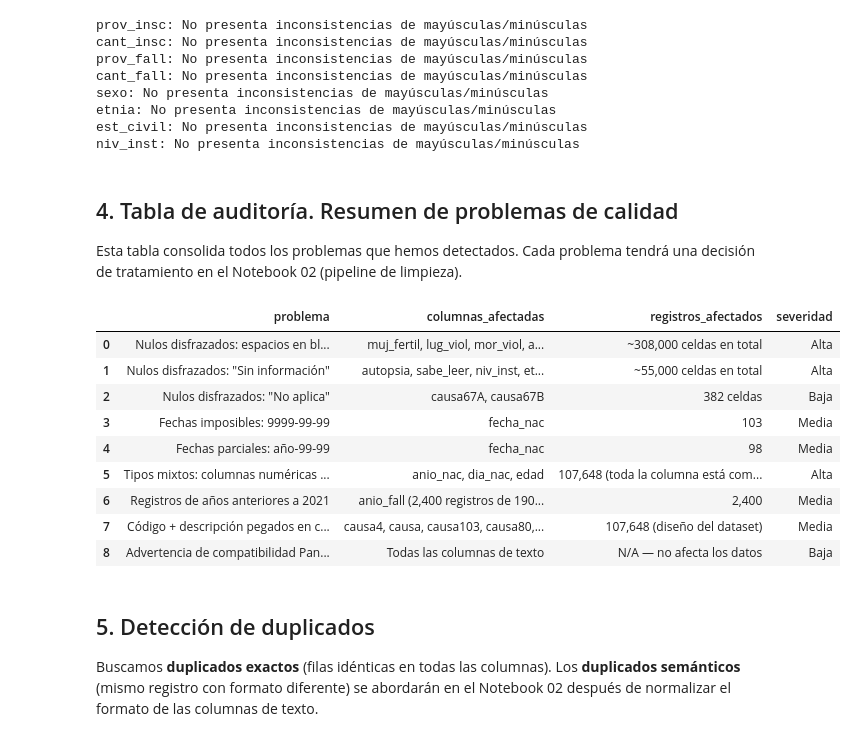
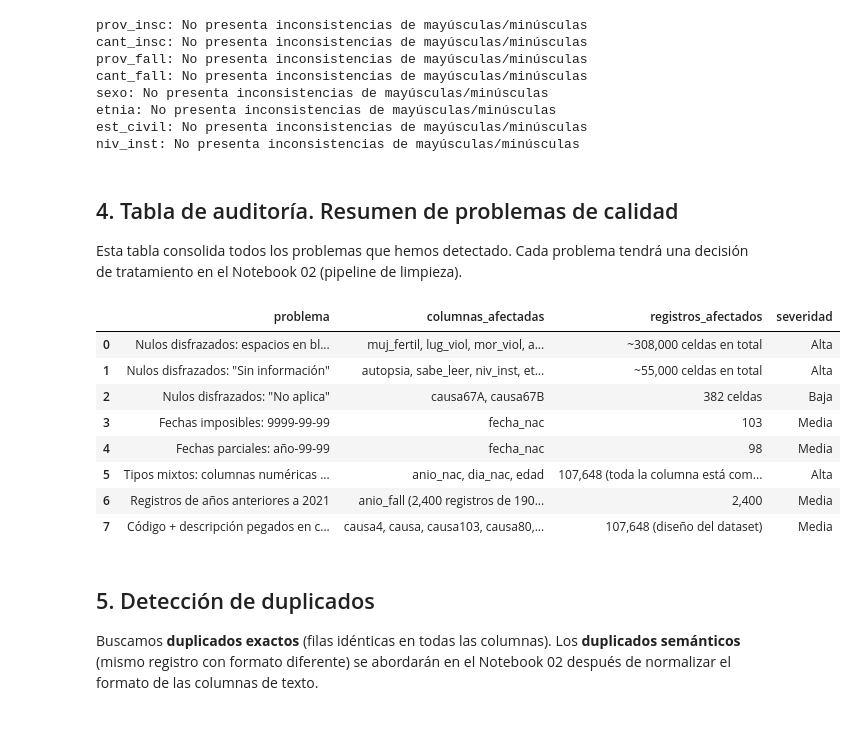
Before and after one commit to Eduardo0602/eda-limpieza-defunciones-ecuador-pandas-sql, a Jupyter notebook: notebooks/01_auditoria_calidad.ipynb, the cells around one changed output. Saved outputs shown, nothing was run; the diff lists cells and outputs as text; code cells hidden in the pictures.

```diff
--- a/notebooks/01_auditoria_calidad.ipynb
+++ b/notebooks/01_auditoria_calidad.ipynb
@@ -366,7 +364,7 @@ niv_inst: No presenta inconsistencias de mayúsculas/minúsculas
 # %% [markdown]
 ## 4. Tabla de auditoría. Resumen de problemas de calidad
 
-Esta tabla consolida todos los problemas que hemos detectados. Cada problema tendrá
+Esta tabla consolida todos los problemas que hemos detectado. Cada problema tendrá
 una decisión de tratamiento en el Notebook 02 (pipeline de limpieza).
 # %%
 # Tabla de auditoría consolidada
@@ -380,7 +378,6 @@ auditoria = pd.DataFrame({
         'Tipos mixtos: columnas numéricas como texto',
         'Registros de años anteriores a 2021',
         'Código + descripción pegados en columna causa',
-        'Advertencia de compatibilidad Pandas (str vs object)'
     ],
     'columnas_afectadas': [
         'muj_fertil, lug_viol, mor_viol, autopsia, sabe_leer, niv_inst, y 10 más',
@@ -391,7 +388,6 @@ auditoria = pd.DataFrame({
         'anio_nac, dia_nac, edad',
         'anio_fall (2,400 registros de 1900-2020)',
         'causa4, causa, causa103, causa80, causa67A, causa67B',
-        'Todas las columnas de texto'
     ],
     'registros_afectados': [
         '~308,000 celdas en total',
@@ -399,36 +395,33 @@ auditoria = pd.DataFrame({
         '382 celdas',
         '103',
         '98',
         '107,648 (toda la columna está como texto)',
         '2,400',
         '107,648 (diseño del dataset)',
-        'N/A — no afecta los datos'
     ],
     'severidad': [
         'Alta',
         'Alta',
         'Baja',
         'Media',
         'Media',
         'Alta',
         'Media',
         'Media',
-        'Baja'
     ]
 })
 
 display(auditoria)
 # %% [output]
 |  | problema | columnas_afectadas | registros_afectados | severidad |
 | 0 | Nulos disfrazados: espacios en bl... | muj_fertil, lug_viol, mor_viol, a... | ~308,000 celdas en total | Alta |
 | 1 | Nulos disfrazados: "Sin información" | autopsia, sabe_leer, niv_inst, et... | ~55,000 celdas en total | Alta |
 | 2 | Nulos disfrazados: "No aplica" | causa67A, causa67B | 382 celdas | Baja |
 | 3 | Fechas imposibles: 9999-99-99 | fecha_nac | 103 | Media |
 | 4 | Fechas parciales: año-99-99 | fecha_nac | 98 | Media |
 | 5 | Tipos mixtos: columnas numéricas ... | anio_nac, dia_nac, edad | 107,648 (toda la columna está com... | Alta |
 | 6 | Registros de años anteriores a 2021 | anio_fall (2,400 registros de 190... | 2,400 | Media |
 | 7 | Código + descripción pegados en c... | causa4, causa, causa103, causa80,... | 107,648 (diseño del dataset) | Media |
-| 8 | Advertencia de compatibilidad Pan... | Todas las columnas de texto | N/A — no afecta los datos | Baja |
 # %% [markdown]
 ## 5. Detección de duplicados
 
```
Also changed, not shown: parts of 6 cells of this notebook.
